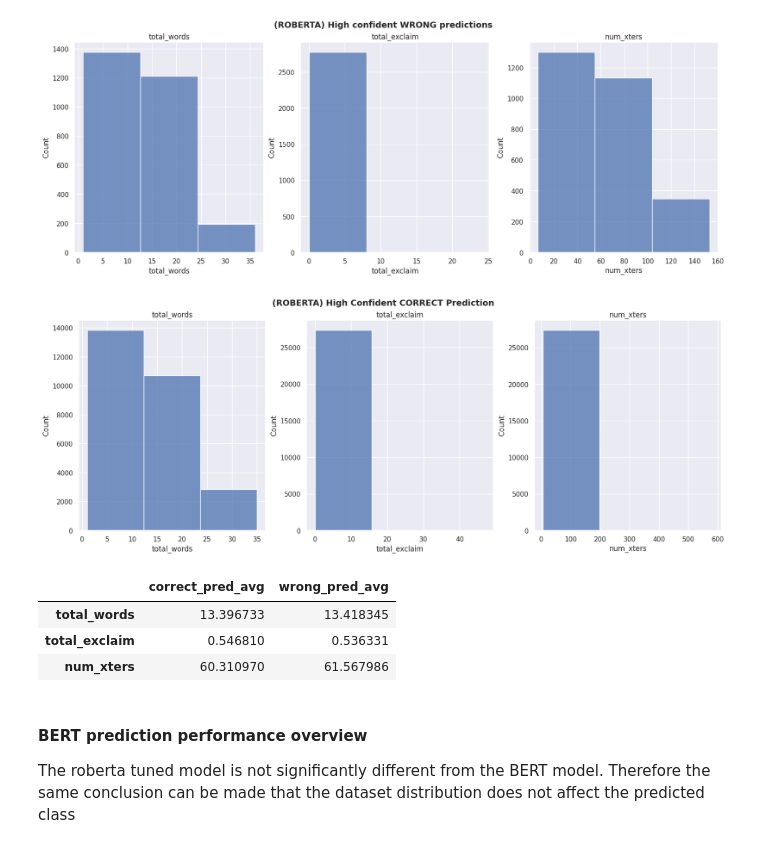
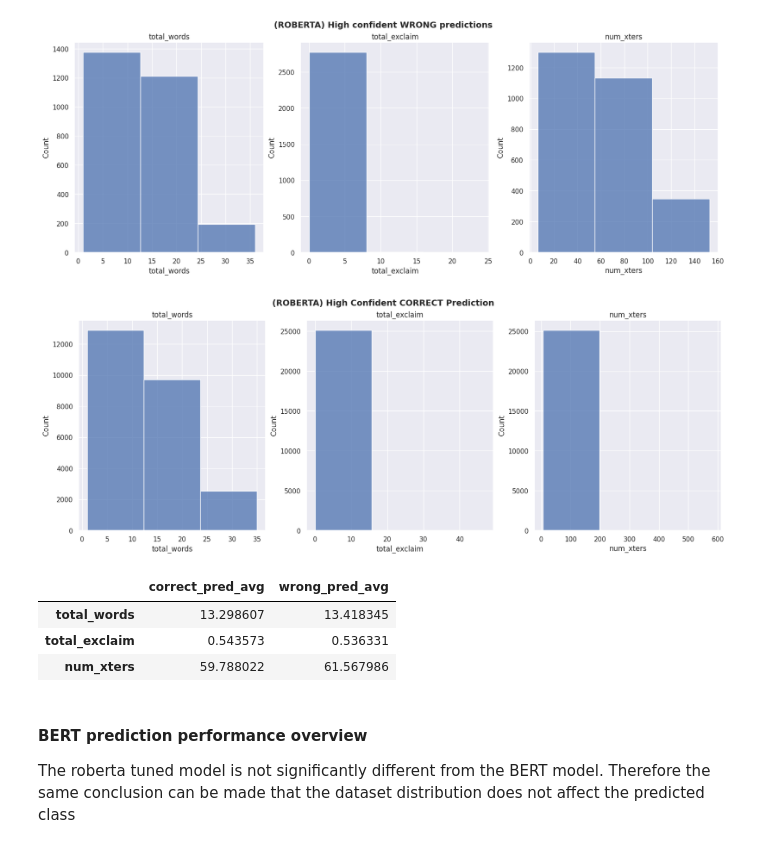
Before and after one commit to E-buka/Fine-Tuned-Transformer-Model-for-Classification, a Jupyter notebook: notebook/Tweet Classification Error Analysis.ipynb, the cells around one changed output. Saved outputs shown, nothing was run; the diff lists cells and outputs as text; code cells hidden in the pictures.

```diff
--- a/notebook/Tweet Classification Error Analysis.ipynb
+++ b/notebook/Tweet Classification Error Analysis.ipynb
@@ -229,7 +229,7 @@ plt.show()
 # %% [output]
 [figure]
 # %%
-high_confident_correct_pred = distilbert.loc[distilbert["target_prob_diff"] <=0.7]
+high_confident_correct_pred = correct_pred.loc[correct_pred["target_prob_diff"] <=0.3]
 
 fig = plt.figure(figsize=[16, 6], layout="constrained")
 features = ["total_words", "total_exclaim", "num_xters"]
@@ -341,7 +341,7 @@ The confidence levels for the BERT tuned model predictions are generally higher
 # %% [markdown]
 #### Inspecting high confident wrong prediction
 # %%
-high_confidence_wrong_pred = bert.loc[bert["target_prob_diff"] >=0.7]
+high_confidence_wrong_pred = wrong_pred.loc[wrong_pred["target_prob_diff"] >=0.7]
 
 fig = plt.figure(figsize=[16, 6], layout="constrained")
 features = ["total_words", "total_exclaim", "num_xters"]
@@ -356,7 +356,7 @@ plt.show()
 # %% [output]
 [figure]
 # %%
-high_confident_correct_pred = bert.loc[bert["target_prob_diff"] <=0.7]
+high_confident_correct_pred = correct_pred.loc[correct_pred["target_prob_diff"] <=0.3]
 
 fig = plt.figure(figsize=[16, 6], layout="constrained")
 features = ["total_words", "total_exclaim", "num_xters"]
@@ -464,7 +464,7 @@ The confidence levels for the predicted classes using the RoBERTA model are also
 # %% [markdown]
 #### Inspecting high confident wrong prediction
 # %%
-high_confidence_wrong_pred = roberta.loc[roberta["target_prob_diff"] >=0.7]
+high_confidence_wrong_pred = wrong_pred.loc[wrong_pred["target_prob_diff"] >=0.7]
 
 fig = plt.figure(figsize=[16, 6], layout="constrained")
 features = ["total_words", "total_exclaim", "num_xters"]
@@ -479,20 +479,20 @@ plt.show()
 # %% [output]
 [figure]
 # %%
-high_confident_correct_pred = roberta.loc[roberta["target_prob_diff"] <=0.7]
+high_confident_correct_pred = correct_pred.loc[correct_pred["target_prob_diff"] <=0.3]
 
 fig = plt.figure(figsize=[16, 6], layout="constrained")
 features = ["total_words", "total_exclaim", "num_xters"]
 
 for idx, feature in zip(range(1, len(features)+1), features):
     ax = plt.subplot(1, 3, idx)
     sns.histplot(data=high_confident_correct_pred, x=feature, ax=ax, bins=3 )
     ax.set_title(feature)
 
 plt.suptitle('(ROBERTA) High Confident CORRECT Prediction', fontsize=14, fontweight='bold')
 plt.show()
 # %% [output]
-[figure, old version]
+[figure, new version]
 # %%
 agg_features = ["total_words", "total_exclaim", "num_xters"]
 
@@ -502,9 +502,9 @@ average_comparison_df = pd.concat([correct_agg, wrong_agg], axis=1).rename(colum
 average_comparison_df
 # %% [output]
 |  | correct_pred_avg | wrong_pred_avg |
-| total_words | 13.396733 | 13.418345 |
-| total_exclaim | 0.546810 | 0.536331 |
-| num_xters | 60.310970 | 61.567986 |
+| total_words | 13.298607 | 13.418345 |
+| total_exclaim | 0.543573 | 0.536331 |
+| num_xters | 59.788022 | 61.567986 |
 # %% [markdown]
 #### BERT prediction performance overview
 The roberta tuned model is not significantly different from the BERT model. Therefore the same conclusion can be made that the dataset distribution does not affect the predicted class
```
Also changed, not shown: parts of 7 cells of this notebook, 15 other files.
